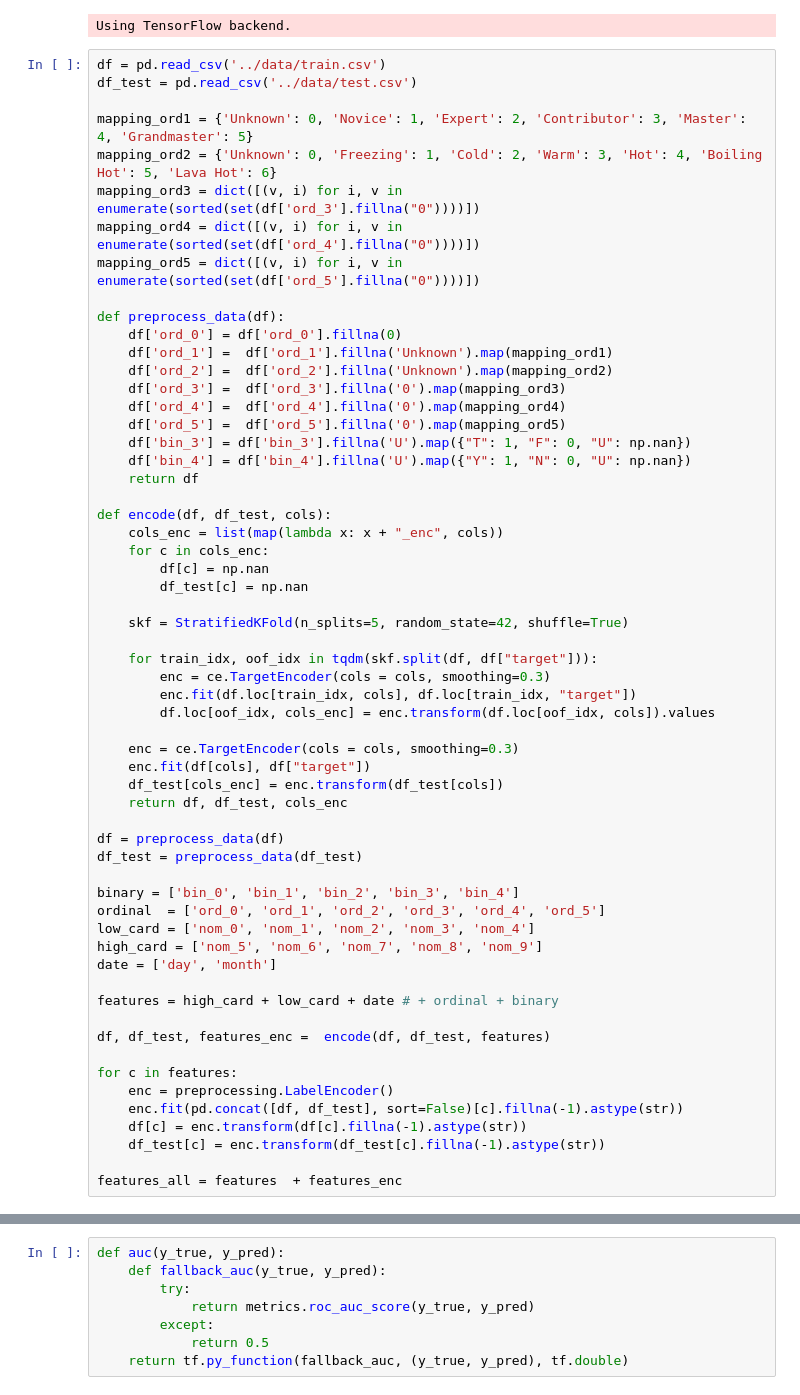
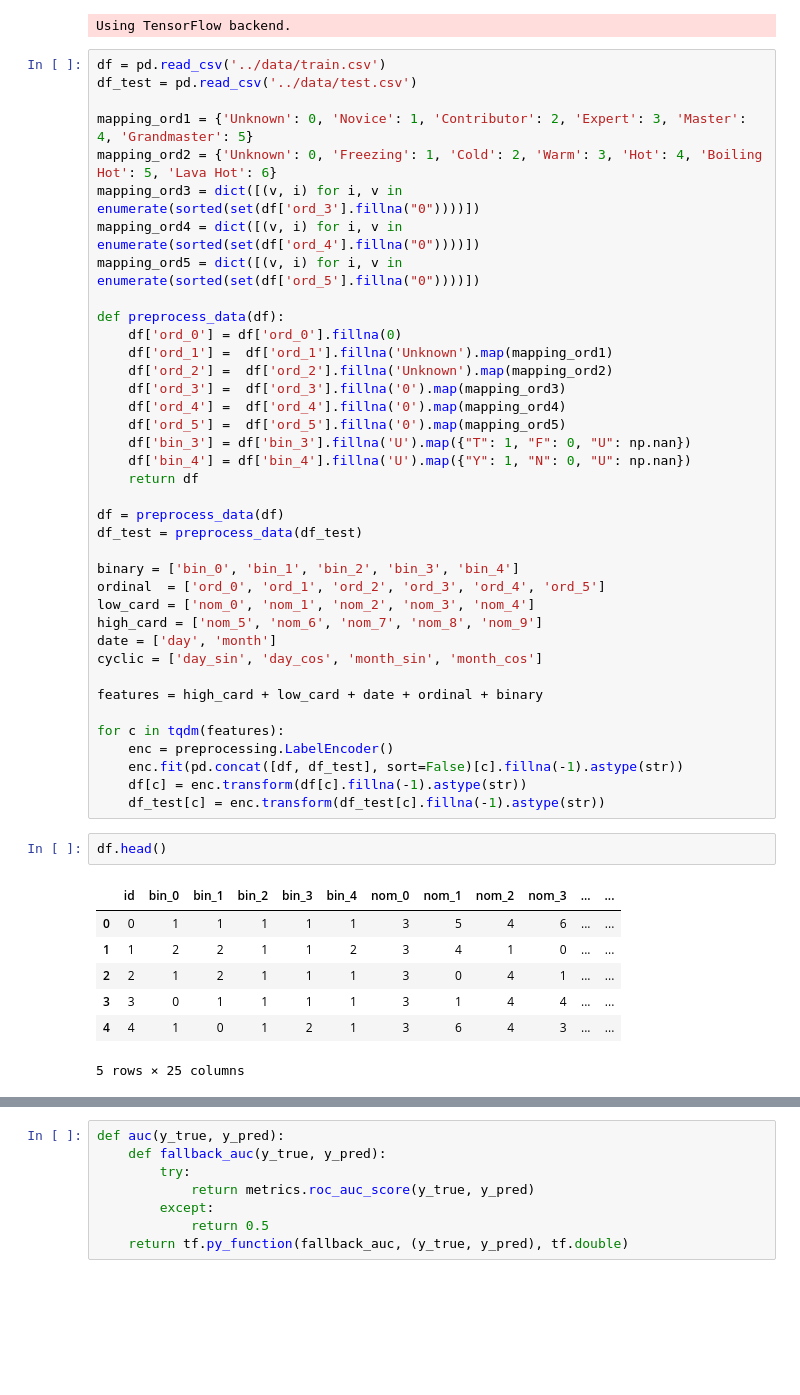
Before and after one commit to morlov/ds, a Jupyter notebook: cfec/notebook/cfec2_entity_embedding.ipynb, the cells around one changed output, grey strips where cells are left out. Cells and saved outputs as stored; diff of their text form; blank space fills up the shorter version.

```diff
--- a/cfec/notebook/cfec2_entity_embedding.ipynb
+++ b/cfec/notebook/cfec2_entity_embedding.ipynb
@@ -27,7 +27,7 @@ Using TensorFlow backend.
 df = pd.read_csv('../data/train.csv')
 df_test = pd.read_csv('../data/test.csv')
 
-mapping_ord1 = {'Unknown': 0, 'Novice': 1, 'Expert': 2, 'Contributor': 3, 'Master': 4, 'Grandmaster': 5}
+mapping_ord1 = {'Unknown': 0, 'Novice': 1, 'Contributor': 2, 'Expert': 3, 'Master': 4, 'Grandmaster': 5}
 mapping_ord2 = {'Unknown': 0, 'Freezing': 1, 'Cold': 2, 'Warm': 3, 'Hot': 4, 'Boiling Hot': 5, 'Lava Hot': 6}
 mapping_ord3 = dict([(v, i) for i, v in enumerate(sorted(set(df['ord_3'].fillna("0"))))])
 mapping_ord4 = dict([(v, i) for i, v in enumerate(sorted(set(df['ord_4'].fillna("0"))))])
@@ -44,24 +44,6 @@ def preprocess_data(df):
     df['bin_4'] = df['bin_4'].fillna('U').map({"Y": 1, "N": 0, "U": np.nan})
     return df
 
-def encode(df, df_test, cols):
-    cols_enc = list(map(lambda x: x + "_enc", cols))
-    for c in cols_enc:
-        df[c] = np.nan
-        df_test[c] = np.nan
-
-    skf = StratifiedKFold(n_splits=5, random_state=42, shuffle=True)
-
-    for train_idx, oof_idx in tqdm(skf.split(df, df["target"])):
-        enc = ce.TargetEncoder(cols = cols, smoothing=0.3)
-        enc.fit(df.loc[train_idx, cols], df.loc[train_idx, "target"])
-        df.loc[oof_idx, cols_enc] = enc.transform(df.loc[oof_idx, cols]).values
-
-    enc = ce.TargetEncoder(cols = cols, smoothing=0.3)
-    enc.fit(df[cols], df["target"])
-    df_test[cols_enc] = enc.transform(df_test[cols])
-    return df, df_test, cols_enc
-
 df = preprocess_data(df)
 df_test = preprocess_data(df_test)
 
@@ -70,16 +52,23 @@ ordinal  = ['ord_0', 'ord_1', 'ord_2', 'ord_3', 'ord_4', 'ord_5']
 low_card = ['nom_0', 'nom_1', 'nom_2', 'nom_3', 'nom_4']
 high_card = ['nom_5', 'nom_6', 'nom_7', 'nom_8', 'nom_9']
 date = ['day', 'month']
+cyclic = ['day_sin', 'day_cos', 'month_sin', 'month_cos']
 
-features = high_card + low_card + date # + ordinal + binary
+features = high_card + low_card + date + ordinal + binary
 
-df, df_test, features_enc =  encode(df, df_test, features)
-
-for c in features:
+for c in tqdm(features):
     enc = preprocessing.LabelEncoder()
     enc.fit(pd.concat([df, df_test], sort=False)[c].fillna(-1).astype(str))
     df[c] = enc.transform(df[c].fillna(-1).astype(str))
     df_test[c] = enc.transform(df_test[c].fillna(-1).astype(str))
-
-features_all = features  + features_enc
+# %%
+df.head()
+# %% [output]
+|  | id | bin_0 | bin_1 | bin_2 | bin_3 | bin_4 | nom_0 | nom_1 | nom_2 | nom_3 | ... | ... |
+| 0 | 0 | 1 | 1 | 1 | 1 | 1 | 3 | 5 | 4 | 6 | ... | ... |
+| 1 | 1 | 2 | 2 | 1 | 1 | 2 | 3 | 4 | 1 | 0 | ... | ... |
+| 2 | 2 | 1 | 2 | 1 | 1 | 1 | 3 | 0 | 4 | 1 | ... | ... |
+| 3 | 3 | 0 | 1 | 1 | 1 | 1 | 3 | 1 | 4 | 4 | ... | ... |
+| 4 | 4 | 1 | 0 | 1 | 2 | 1 | 3 | 6 | 4 | 3 | ... | ... |
+5 rows × 25 columns
 # %%
```
Also changed, not shown: parts of 10 cells of this notebook, 2 other files.
